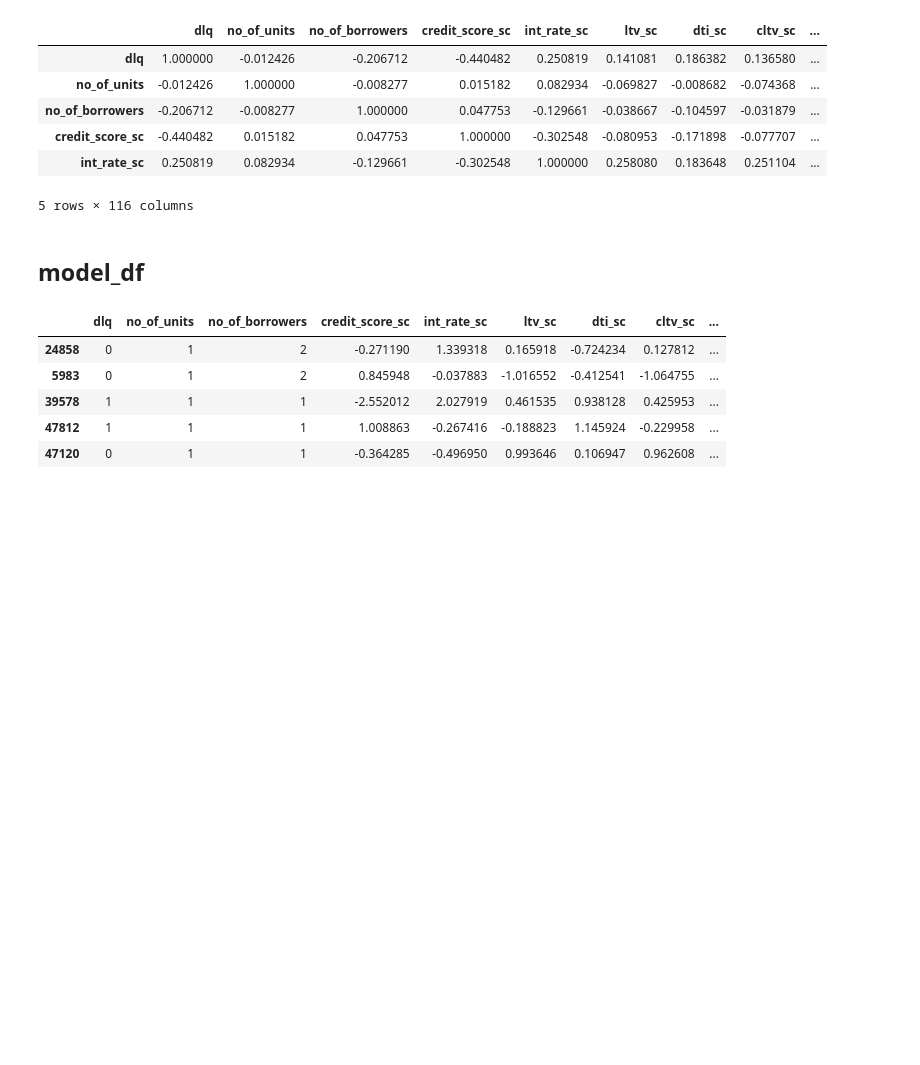
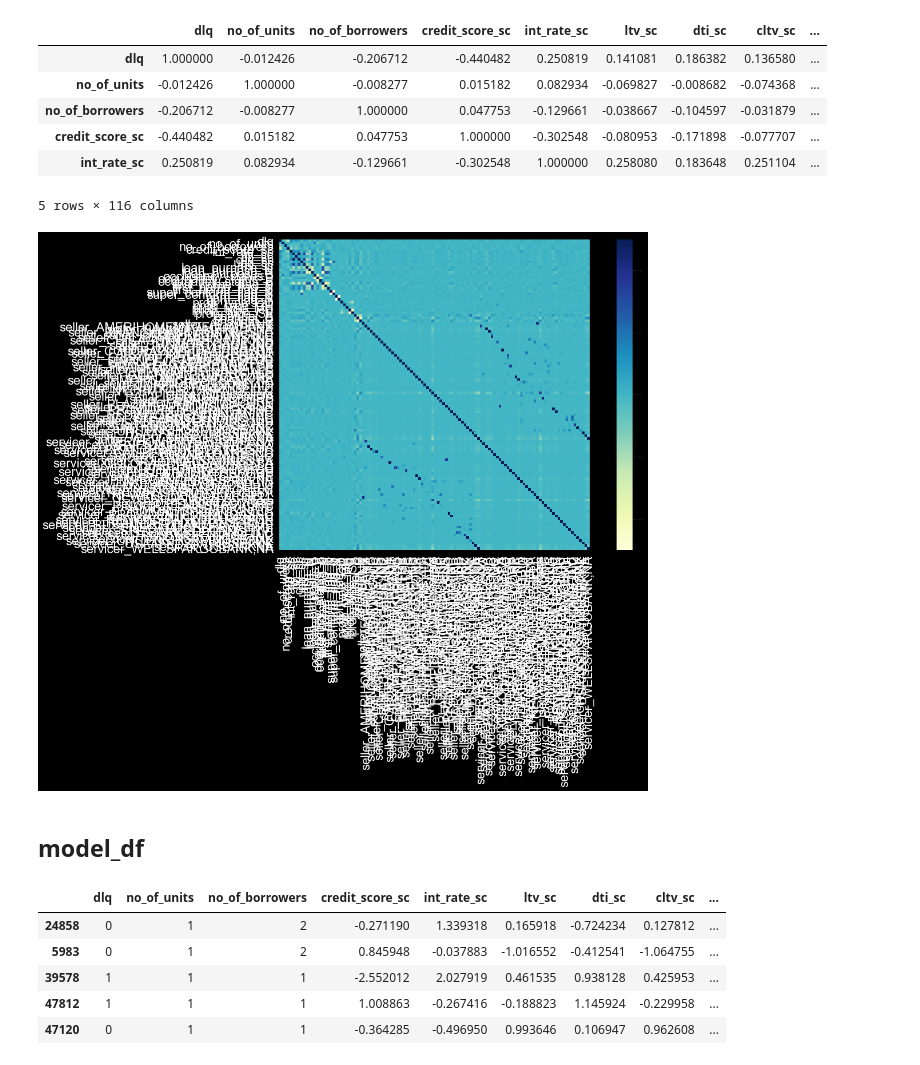
Before and after one commit to MitchellEwing/Freddie-Mac-Housing-Loans, a Jupyter notebook: Freddie-Mac-Single-Family-Loans.ipynb, the cells around one changed output. Cells and saved outputs as stored; diff of their text form; code cells hidden in the pictures; blank space fills up the shorter version.

Commit message:
visual edits, still wip

```diff
--- a/Freddie-Mac-Single-Family-Loans.ipynb
+++ b/Freddie-Mac-Single-Family-Loans.ipynb
@@ -1193,12 +1193,13 @@ corrmat.head()
 5 rows × 116 columns
 # %%
 # View.
-#sns.heatmap(corr_chosen)
-#f, ax = plt.subplots(figsize = (15, 10))
-#sns.set(font_scale=.5)
+f, ax = plt.subplots(figsize = (15, 10))
+sns.set(font_scale=.5)
 #sns.heatmap(corrmat, vmax=1.0, cmap='YlGnBu', square=True, xticklabels=False, yticklabels=False)
-#sns.heatmap(corrmat, vmax=1.0, cmap='YlGnBu', square=True, xticklabels=True, yticklabels=True)
-#plt.show()
+sns.heatmap(corrmat, vmax=1.0, cmap='YlGnBu', square=True, xticklabels=True, yticklabels=True)
+plt.show()
+# %% [output]
+[figure, added]
 # %% [markdown]
 ## model_df
 # %%
```
Also changed, not shown: parts of 2 cells of this notebook.
